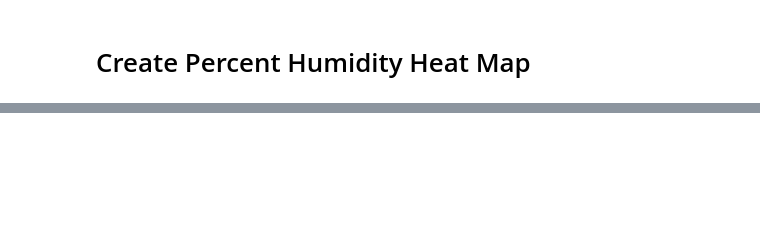
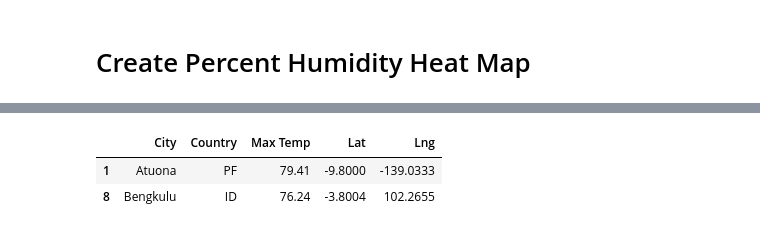
Before and after one commit to NitewingGW/World_Weather_Analysis, a Jupyter notebook: VacationPy.ipynb, the cells around one changed output, grey strips where cells are left out. Cells and saved outputs as stored; diff of their text form; code cells hidden in the pictures; blank space fills up the shorter version.

```diff
--- a/VacationPy.ipynb
+++ b/VacationPy.ipynb
@@ -202,0 +205,4 @@ city_data_df.head(1)
+# %%
+# Ask the customer to add a minimum and maximum temperature value.
+min_temp = float(input("What is the minimum temperature you would like for your trip? "))
+max_temp = float(input("What is the maximum temperature you would like for your trip? "))
@@ -202,0 +287,6 @@ city_data_df.head(1)
+# %%
+hotel_df.head(2)
+# %% [output]
+|  | City | Country | Max Temp | Lat | Lng |
+| 1 | Atuona | PF | 79.41 | -9.8000 | -139.0333 |
+| 8 | Bengkulu | ID | 76.24 | -3.8004 | 102.2655 |
```
Also changed, not shown: parts of 23 cells of this notebook.
